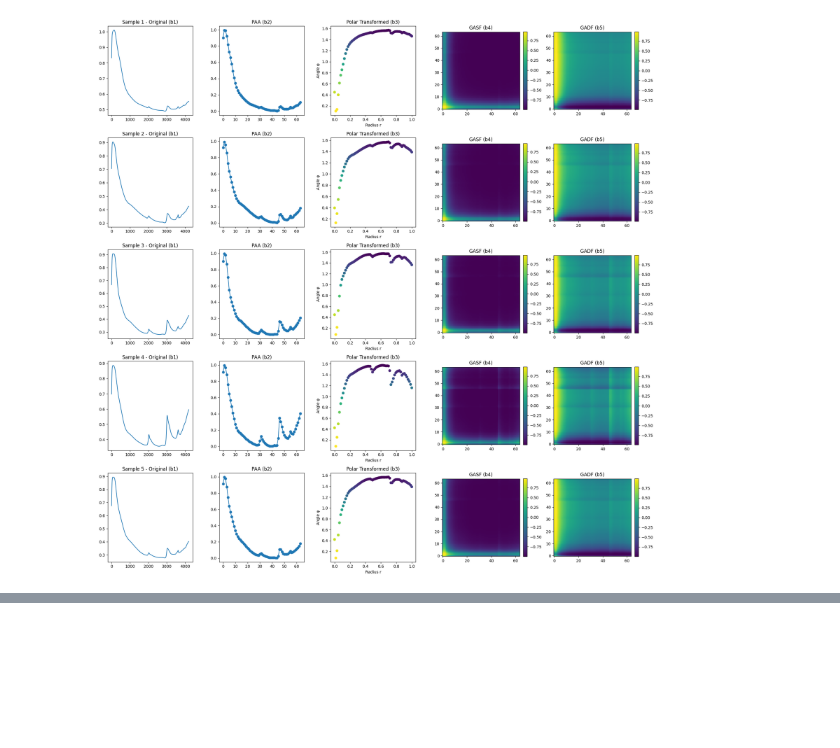
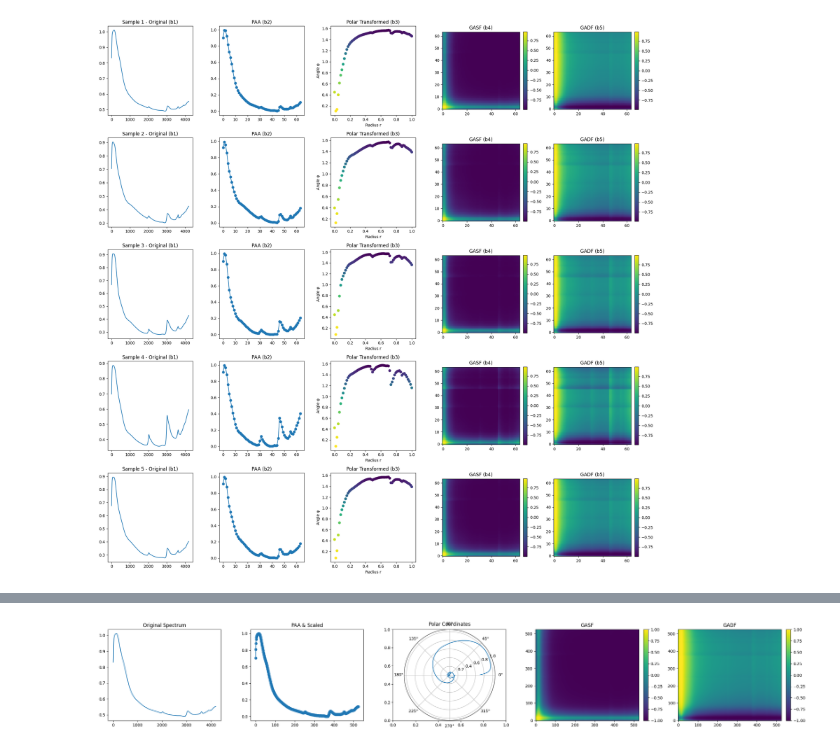
Before and after one commit to Raoina/Spectra-2-Image, a Jupyter notebook: notebooks/Image_Transformation/ 02_GAF_Transformation.ipynb, the cells around one changed output, grey strips where cells are left out. Drawn from its saved outputs; the diff is of its cells as text; code cells hidden in the pictures; blank space fills up the shorter version.

```diff
--- a/notebooks/Image_Transformation/ 02_GAF_Transformation.ipynb
+++ b/notebooks/Image_Transformation/ 02_GAF_Transformation.ipynb
@@ -156,0 +172,69 @@ plt.show()
+# %%
+  import numpy as np
+import pandas as pd
+import matplotlib.pyplot as plt
+from pyts.approximation import PiecewiseAggregateApproximation
+from pyts.preprocessing import MinMaxScaler
+
+# ---------------- 0. Load data ----------------
+# Make sure your DataFrame `df` is loaded and contains columns starting with "spc."
+# Example: df = pd.read_csv("your_spectrum.csv")
+
+# ---------- 1. Select one sample ----------
+row = df.iloc[0]  # Select the first sample (change index if needed)
+spectrum = row.filter(like="spc.")  # Select only spectral columns
+intensity = spectrum.values.astype(float)  # Convert to float array
+
+# Adjust number of segments
+segments = 512  # Or even len(intensity)
+
+# Safe PAA window size
+window_size = max(1, int(len(intensity) / segments))
+paa = PiecewiseAggregateApproximation(window_size=window_size)
+paa_series = paa.fit_transform(intensity.reshape(1, -1)).flatten()
+
+# Scaling
+scaler = MinMaxScaler()
+scaled_paa = scaler.fit_transform(paa_series.reshape(1, -1)).flatten()
+
+# Polar plot with more spiral loops
+theta = np.linspace(0, 6 * np.pi, len(scaled_paa))  # You can increase this further
+r = scaled_paa
+
+# ---------- 5. Gramian Angular Fields ----------
+phi = np.arccos(scaled_paa)
+phi_matrix = np.outer(phi, np.ones_like(phi))
+GASF = np.cos(phi_matrix + phi_matrix.T)
+GADF = np.sin(phi_matrix - phi_matrix.T)
+
+# ---------- 6. Visualization ----------
+fig, axs = plt.subplots(1, 5, figsize=(25, 4))
+
+# (a) Original Spectrum
+axs[0].plot(intensity)
+axs[0].set_title("Original Spectrum")
+
+# (b) PAA & Scaled
+axs[1].plot(scaled_paa, marker="o")
+axs[1].set_title("PAA & Scaled")
+
+# (c) Polar Coordinates (Spiral Style)
+ax = fig.add_subplot(1, 5, 3, projection='polar')
+ax.plot(theta, r)
+ax.set_title("Polar Coordinates", va='bottom')
+ax.grid(True)
+
+# (d) GASF
+im1 = axs[3].imshow(GASF, cmap="viridis", origin="lower", aspect='auto')
+axs[3].set_title("GASF")
+plt.colorbar(im1, ax=axs[3], fraction=0.046, pad=0.04)
+
+# (e) GADF
+im2 = axs[4].imshow(GADF, cmap="viridis", origin="lower", aspect='auto')
+axs[4].set_title("GADF")
+plt.colorbar(im2, ax=axs[4], fraction=0.046, pad=0.04)
+
+plt.tight_layout()
+plt.show()
+# %% [output]
+[figure, added]
```
Also changed, not shown: parts of 2 cells of this notebook.
